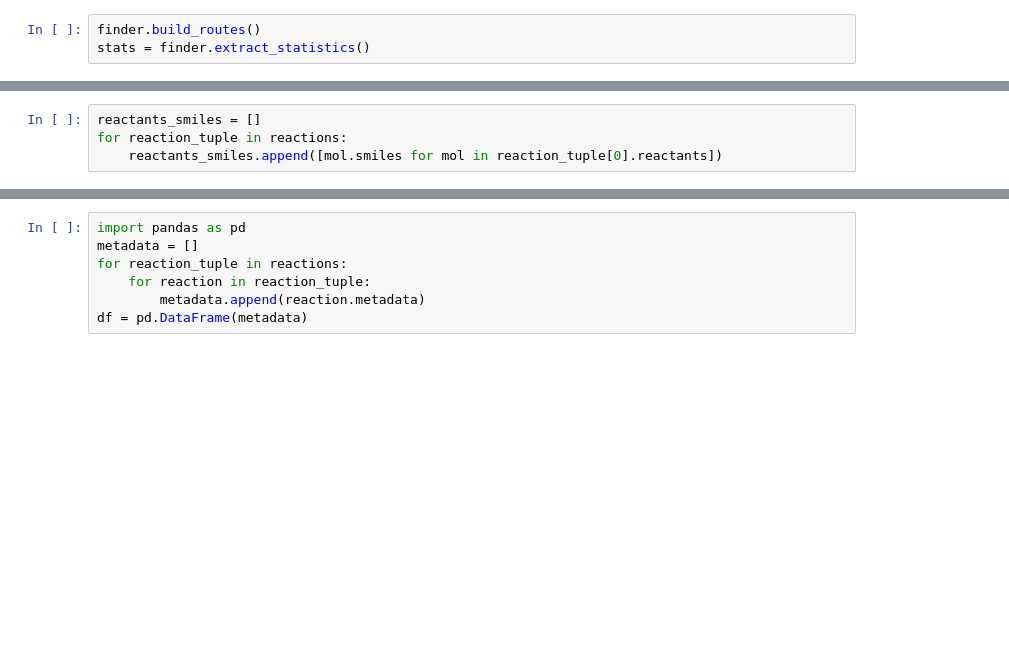
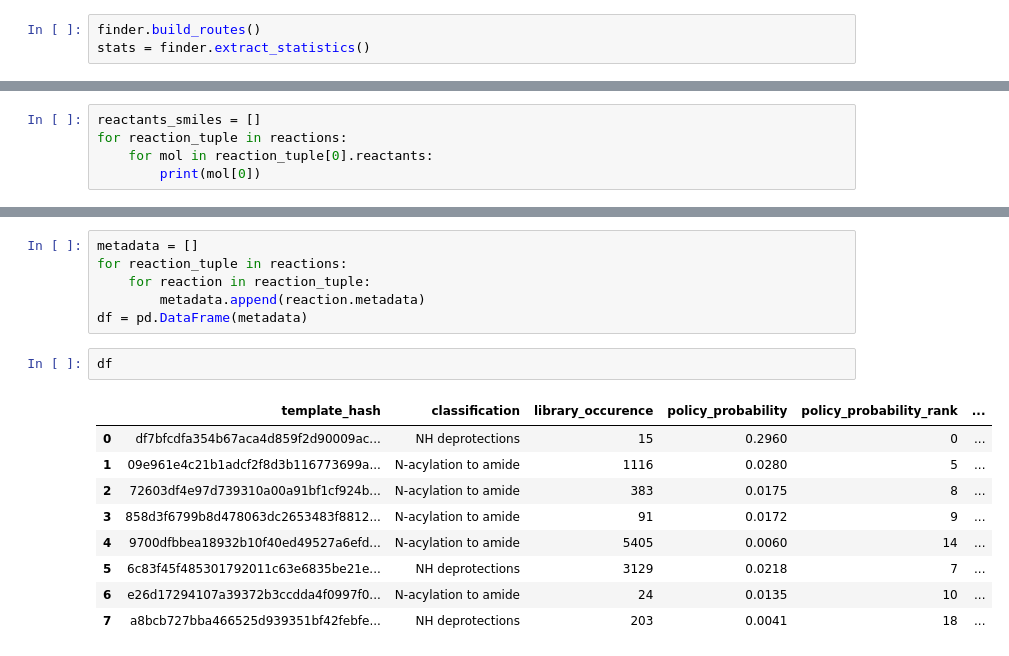
Before and after one commit to general-synthesis/aizynthfinder, a Jupyter notebook: contrib/retroSynthesis.ipynb, the cells around one changed output, grey strips where cells are left out. Cells and saved outputs as stored; diff of their text form; blank space fills up the shorter version.

```diff
--- a/contrib/retroSynthesis.ipynb
+++ b/contrib/retroSynthesis.ipynb
@@ -57,5 +61,6 @@ reactions = expander.do_expansion(moroidin)
 # %%
 reactants_smiles = []
 for reaction_tuple in reactions:
-    reactants_smiles.append([mol.smiles for mol in reaction_tuple[0].reactants])
+    for mol in reaction_tuple[0].reactants:
+        print(mol[0])
 # %% [output]
@@ -63,7 +72,18 @@ AttributeError: 'tuple' object has no attribute 'smiles'
 # %%
-import pandas as pd
 metadata = []
 for reaction_tuple in reactions:
     for reaction in reaction_tuple:
         metadata.append(reaction.metadata)
 df = pd.DataFrame(metadata)
+# %%
+df
+# %% [output]
+|  | template_hash | classification | library_occurence | policy_probability | policy_probability_rank | ... |
+| 0 | df7bfcdfa354b67aca4d859f2d90009ac... | NH deprotections | 15 | 0.2960 | 0 | ... |
+| 1 | 09e961e4c21b1adcf2f8d3b116773699a... | N-acylation to amide | 1116 | 0.0280 | 5 | ... |
+| 2 | 72603df4e97d739310a00a91bf1cf924b... | N-acylation to amide | 383 | 0.0175 | 8 | ... |
+| 3 | 858d3f6799b8d478063dc2653483f8812... | N-acylation to amide | 91 | 0.0172 | 9 | ... |
+| 4 | 9700dfbbea18932b10f40ed49527a6efd... | N-acylation to amide | 5405 | 0.0060 | 14 | ... |
+| 5 | 6c83f45f485301792011c63e6835be21e... | NH deprotections | 3129 | 0.0218 | 7 | ... |
+| 6 | e26d17294107a39372b3ccdda4f0997f0... | N-acylation to amide | 24 | 0.0135 | 10 | ... |
+| 7 | a8bcb727bba466525d939351bf42febfe... | NH deprotections | 203 | 0.0041 | 18 | ... |
```
Also changed, not shown: parts of 6 cells of this notebook, 1 other file.
